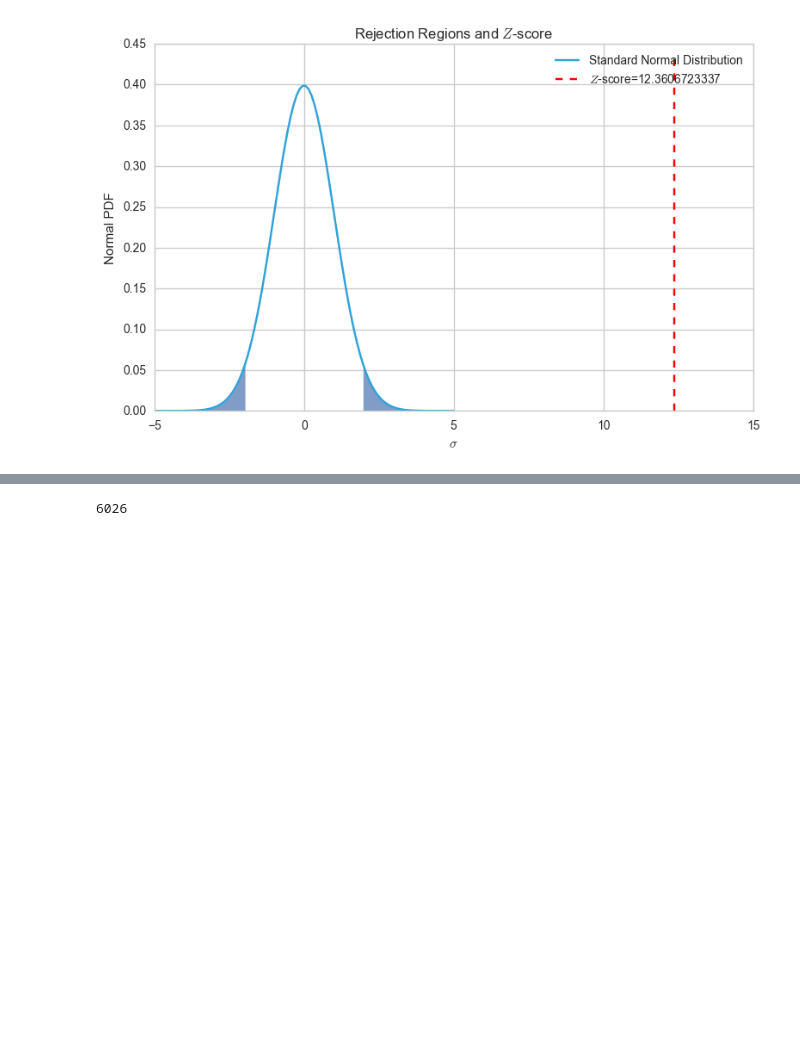
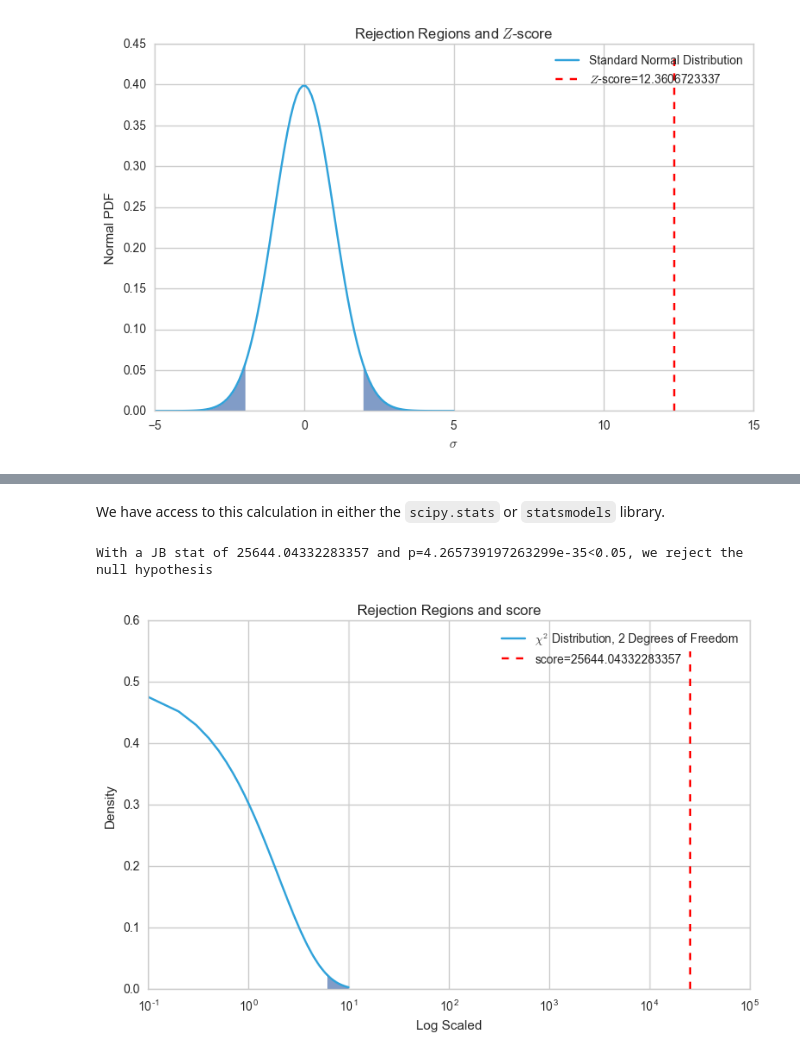
Before and after one commit to kfpotts1/Winter_COMP_370, a Jupyter notebook: 1_Market_Normality_Research.ipynb, the cells around one changed output, grey strips where cells are left out. Cells and saved outputs as stored; diff of their text form; code cells hidden in the pictures; blank space fills up the shorter version.

```diff
--- a/1_Market_Normality_Research.ipynb
+++ b/1_Market_Normality_Research.ipynb
@@ -785,4 +781,40 @@ stats.jarque_bera?
-# %%
-len(SPY_returns)
-# %% [output]
-6026
+# %%
+# A function to visualize the schi-squared dist. scores
+def visualize_chi_squared(score, cutoff, dof, visual_mode=True):
+
+    # Set up the x axis
+    x = np.linspace(0,10,100)
+    # Here's the normal distribution
+    y = stats.chi2.pdf(x, df = dof)
+
+    fig, ax = plt.subplots(1,1, sharex=True)
+    ax.plot(x,y, label='$\chi^2$ Distribution, '+str(dof)+' Degrees of Freedom')
+
+    # shade our rejection regions
+    ax.fill_between(x, 0, y, where = x > stats.chi2.ppf(1-(cutoff), df=dof), alpha=0.7)
+
+    plt.vlines(score, ymin=0, ymax=np.max(y)*1.1,colors='r', linestyles='dashed', label='score='+str(score))
+    # plt.vlines(stats.norm.ppf(1-(cutoff/2)), mu, sigma, colors='r', linestyles='dashed')
+
+    plt.title('Rejection Regions and score')
+    plt.ylabel('Density')
+    if score > 10:
+        plt.xscale('log')
+        plt.xlabel('Log Scaled')
+    plt.legend(loc='best');
+# %% [markdown]
+We have access to this calculation in either the `scipy.stats` or `statsmodels` library.
+# %%
+# JB test for normality for SPY log returns
+jb_stat, p_values, skew, kurtosis = jarque_bera(SPY_returns)
+cutoff = 0.05
+
+if p_value < cutoff:
+    print('With a JB stat of {0} and p={1}<{2}, we reject the null hypothesis'.format(jb_stat, p_value, cutoff))
+else:
+    print('With a JB stat of {0} and p={1}>{2}, we fail to reject the null hypothesis'.format(jb_stat, p_value, cutoff))
+
+visualize_chi_squared(jb_stat, cutoff, dof=2)
+# %% [output]
+With a JB stat of 25644.04332283357 and p=4.265739197263299e-35<0.05, we reject the null hypothesis
+[figure, added]
```
Also changed, not shown: parts of 4 cells of this notebook.
